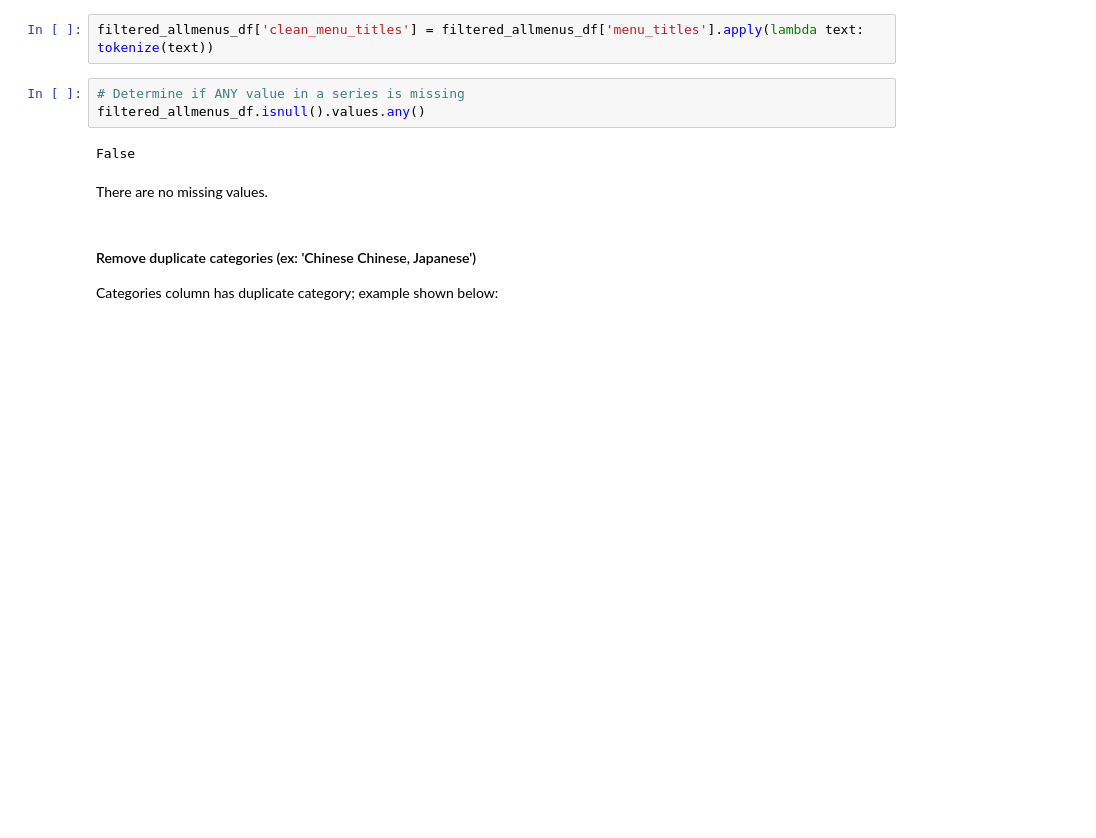
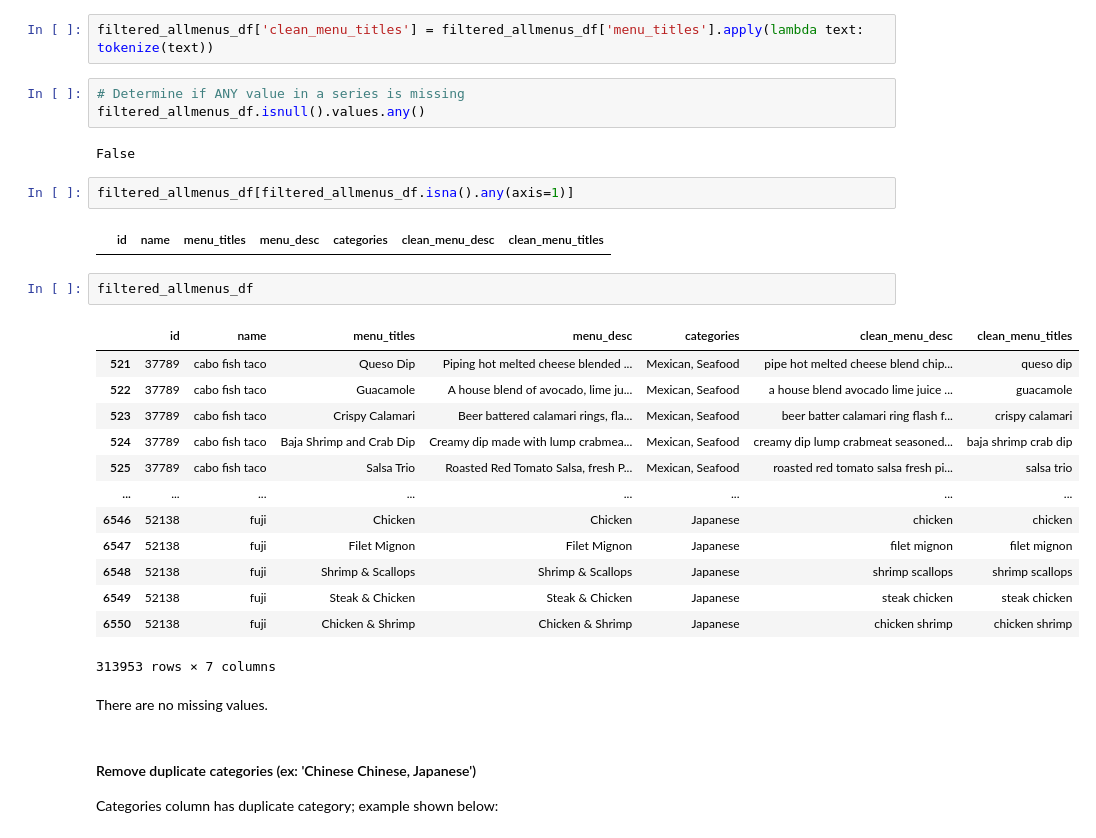
Before and after one commit to Suykim21/nlp_restaurant_search_engine, a Jupyter notebook: preprocessing.ipynb, the cells around one changed output. Drawn from its saved outputs; the diff is of its cells as text; blank space fills up the shorter version.

```diff
--- a/preprocessing.ipynb
+++ b/preprocessing.ipynb
@@ -734,6 +734,26 @@ filtered_allmenus_df['clean_menu_titles'] = filtered_allmenus_df['menu_titles'].
 filtered_allmenus_df.isnull().values.any()
 # %% [output]
 False
+# %%
+filtered_allmenus_df[filtered_allmenus_df.isna().any(axis=1)]
+# %% [output]
+|  | id | name | menu_titles | menu_desc | categories | clean_menu_desc | clean_menu_titles |
+# %%
+filtered_allmenus_df
+# %% [output]
+|  | id | name | menu_titles | menu_desc | categories | clean_menu_desc | clean_menu_titles |
+| 521 | 37789 | cabo fish taco | Queso Dip | Piping hot melted cheese blended ... | Mexican, Seafood | pipe hot melted cheese blend chip... | queso dip |
+| 522 | 37789 | cabo fish taco | Guacamole | A house blend of avocado, lime ju... | Mexican, Seafood | a house blend avocado lime juice ... | guacamole |
+| 523 | 37789 | cabo fish taco | Crispy Calamari | Beer battered calamari rings, fla... | Mexican, Seafood | beer batter calamari ring flash f... | crispy calamari |
+| 524 | 37789 | cabo fish taco | Baja Shrimp and Crab Dip | Creamy dip made with lump crabmea... | Mexican, Seafood | creamy dip lump crabmeat seasoned... | baja shrimp crab dip |
+| 525 | 37789 | cabo fish taco | Salsa Trio | Roasted Red Tomato Salsa, fresh P... | Mexican, Seafood | roasted red tomato salsa fresh pi... | salsa trio |
+| ... | ... | ... | ... | ... | ... | ... | ... |
+| 6546 | 52138 | fuji | Chicken | Chicken | Japanese | chicken | chicken |
+| 6547 | 52138 | fuji | Filet Mignon | Filet Mignon | Japanese | filet mignon | filet mignon |
+| 6548 | 52138 | fuji | Shrimp & Scallops | Shrimp & Scallops | Japanese | shrimp scallops | shrimp scallops |
+| 6549 | 52138 | fuji | Steak & Chicken | Steak & Chicken | Japanese | steak chicken | steak chicken |
+| 6550 | 52138 | fuji | Chicken & Shrimp | Chicken & Shrimp | Japanese | chicken shrimp | chicken shrimp |
+313953 rows × 7 columns
 # %% [markdown]
 There are no missing values.
 # %% [markdown]
```
Also changed, not shown: parts of 19 cells of this notebook, 3 other files.
